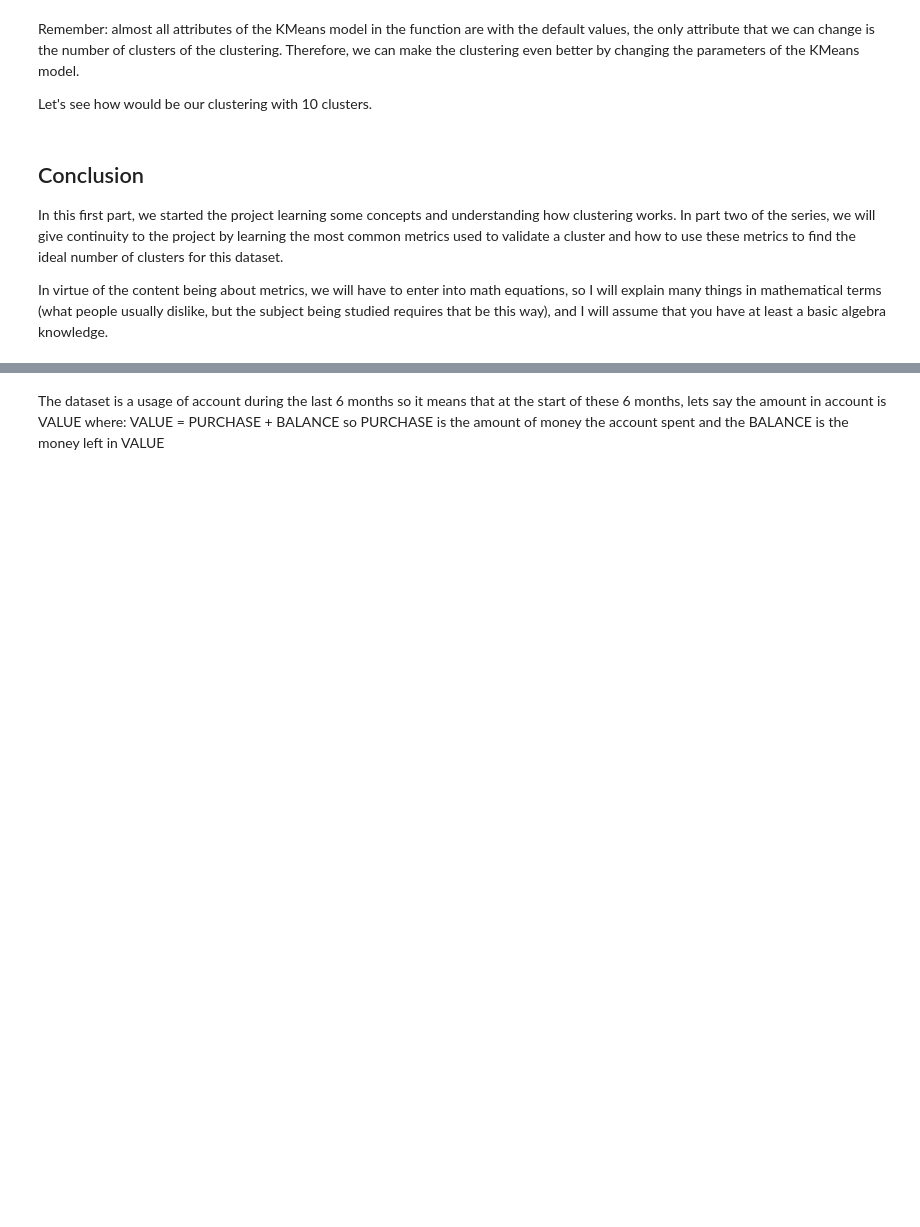
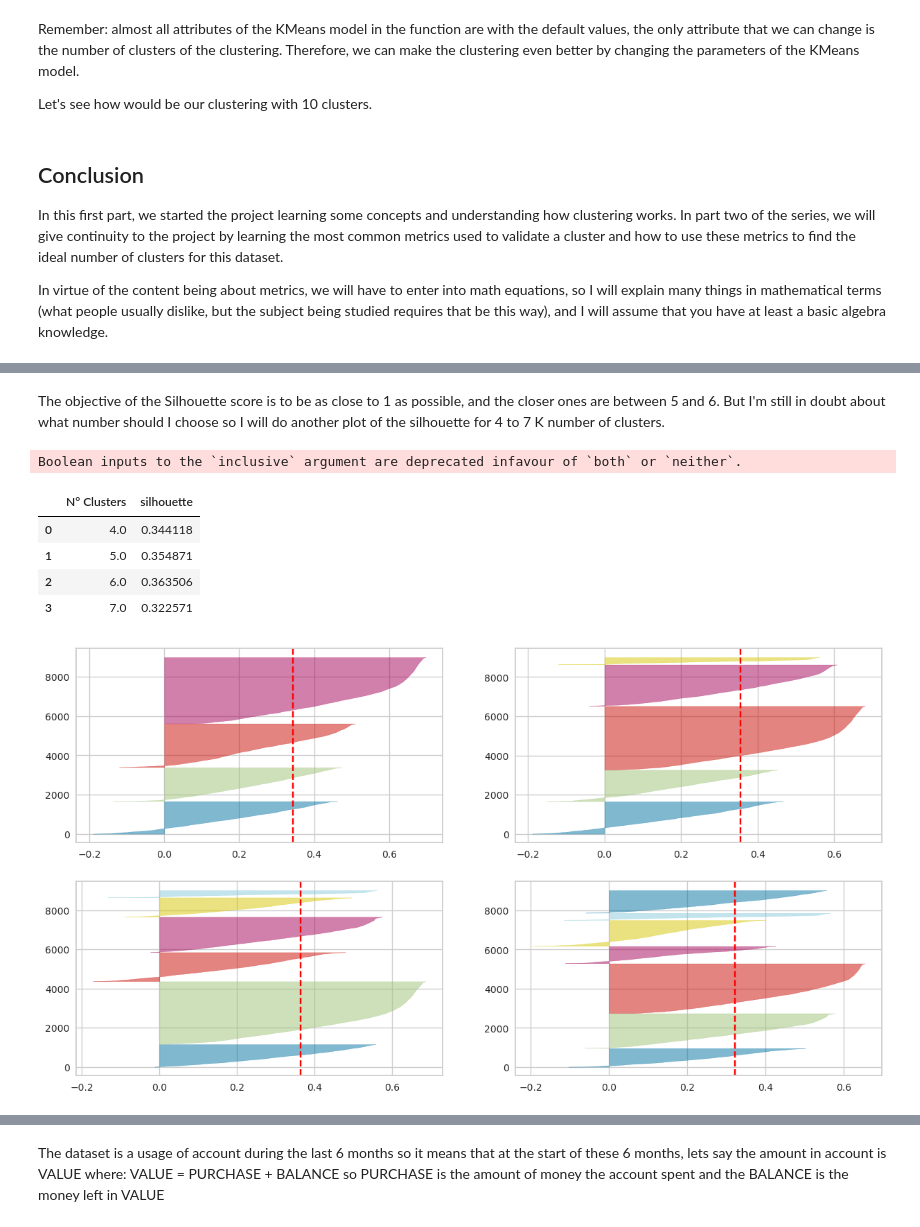
Before and after one commit to ViniciusNalaSantos/ML_ClusterAlgoritm, a Jupyter notebook: clusteralgoritm.ipynb, the cells around one changed output, grey strips where cells are left out. Saved outputs shown, nothing was run; the diff lists cells and outputs as text; code cells hidden in the pictures; blank space fills up the shorter version.

```diff
--- a/clusteralgoritm.ipynb
+++ b/clusteralgoritm.ipynb
@@ -394,14 +337,0 @@ display(pd.DataFrame(data=[[5, si, db, ch]], columns=['N° Clusters', 'silhouett
-# %%
-splited_df = np.array_split(df, 5)
-
-section, si_list, db_list, ch_list = list(), list(), list(), list()
-
-for i in range(5):
-    si, sb, ch = cluster_algorithm(5, splited_df[i])
-    section.append(i+1)
-    si_list.append(si)
-    db_list.append(sb)
-    ch_list.append(ch)
-
-
-pd.DataFrame(np.column_stack([section, si_list, db_list, ch_list]), columns=['Section N°', 'silhouette', 'davies_bouldin', 'calinski_harabasz'])
@@ -415,0 +574,32 @@ clusters_data
+# %% [markdown]
+The objective of the Silhouette score is to be as close to 1 as possible, and the closer ones are between 5 and 6. But I'm still in doubt about what number should I choose so I will do another plot of the silhouette for 4 to 7 K number of clusters.
+# %%
+# Lib
+from yellowbrick.cluster import SilhouetteVisualizer
+
+# Fig
+fig, ax = plt.subplots(2, 2, figsize=(15,8))
+
+for i in [4, 5, 6 ,7]:
+
+    km = KMeans(n_clusters=i, n_init=10, max_iter=300, random_state=1234)
+    q, mod = divmod(i, 4)
+
+    if mod>1:
+        q += 1
+        mod -= 2
+
+    visualizer = SilhouetteVisualizer(km, colors='yellowbrick', ax=ax[q-1][mod])
+    visualizer.fit(data)
+
+
+# Average Silhouette Score
+metrics[metrics['N° Clusters'].between(4, 7, inclusive=True)][['N° Clusters', 'silhouette']].reset_index(drop=True)
+# %% [output]
+Boolean inputs to the `inclusive` argument are deprecated infavour of `both` or `neither`.
+|  | N° Clusters | silhouette |
+| 0 | 4.0 | 0.344118 |
+| 1 | 5.0 | 0.354871 |
+| 2 | 6.0 | 0.363506 |
+| 3 | 7.0 | 0.322571 |
+[figure, added]
```
Also changed, not shown: parts of 48 cells of this notebook.
